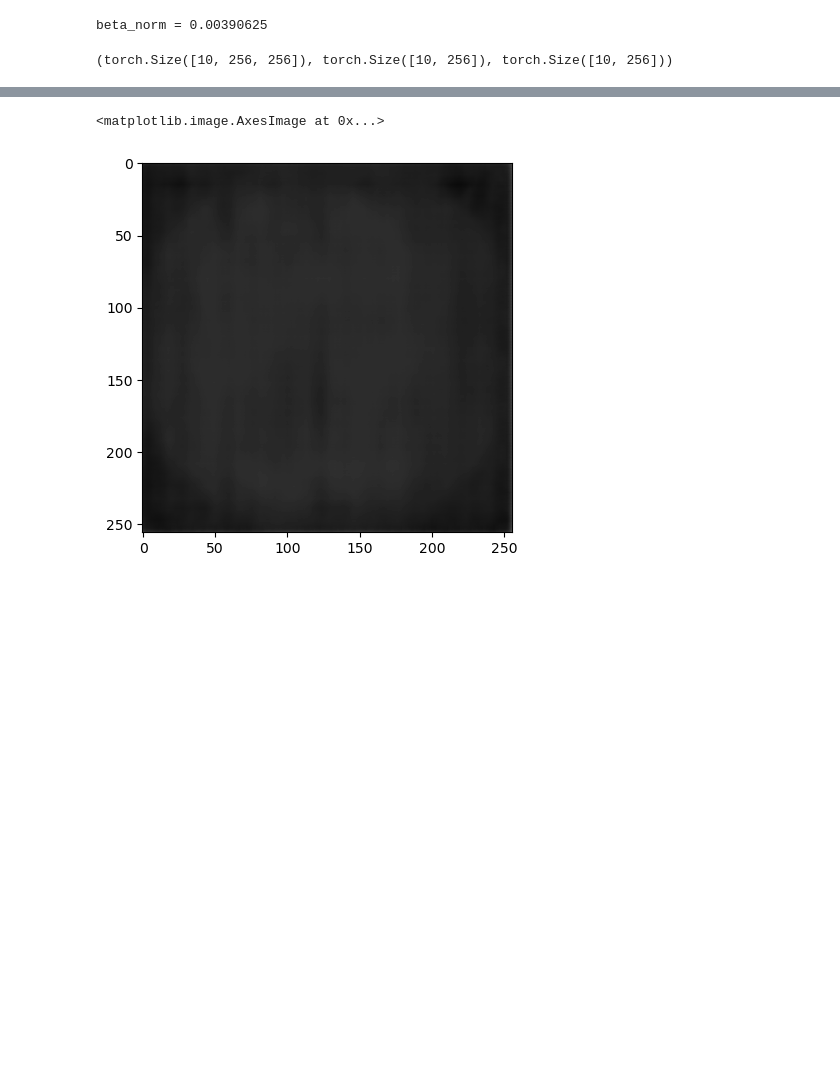
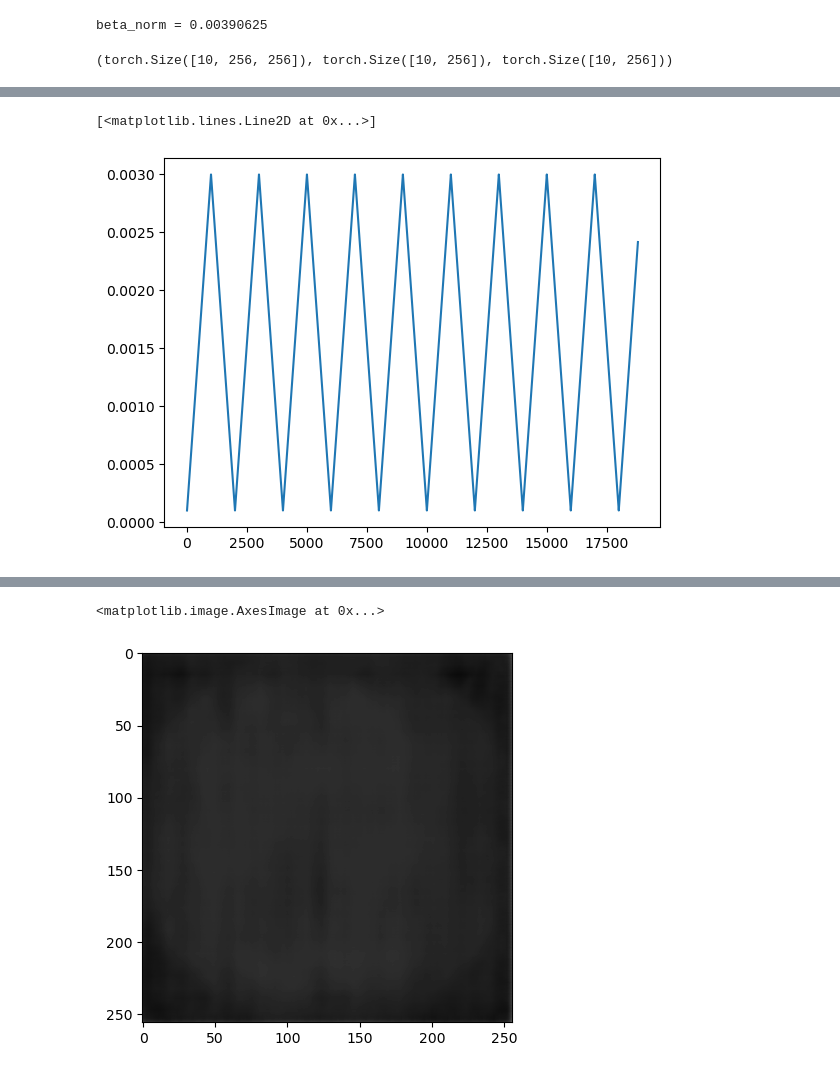
Before and after one commit to felsager/vae_lung_tumor_segmentation, a Jupyter notebook: notebooks/vae_model_2.ipynb, the cells around one changed output, grey strips where cells are left out. Saved outputs shown, nothing was run; the diff lists cells and outputs as text; code cells hidden in the pictures; blank space fills up the shorter version.

```diff
--- a/notebooks/vae_model_2.ipynb
+++ b/notebooks/vae_model_2.ipynb
@@ -223 +240,6 @@ TypeError: train_epoch() missing 1 required positional argument: 'train_loader'
+# %%
+plt.plot(lrs)
+# %% [output]
+[<matplotlib.lines.Line2D at 0x...>]
+[figure, added]
 # %%
```
Also changed, not shown: parts of 5 cells of this notebook, 4 other files.
